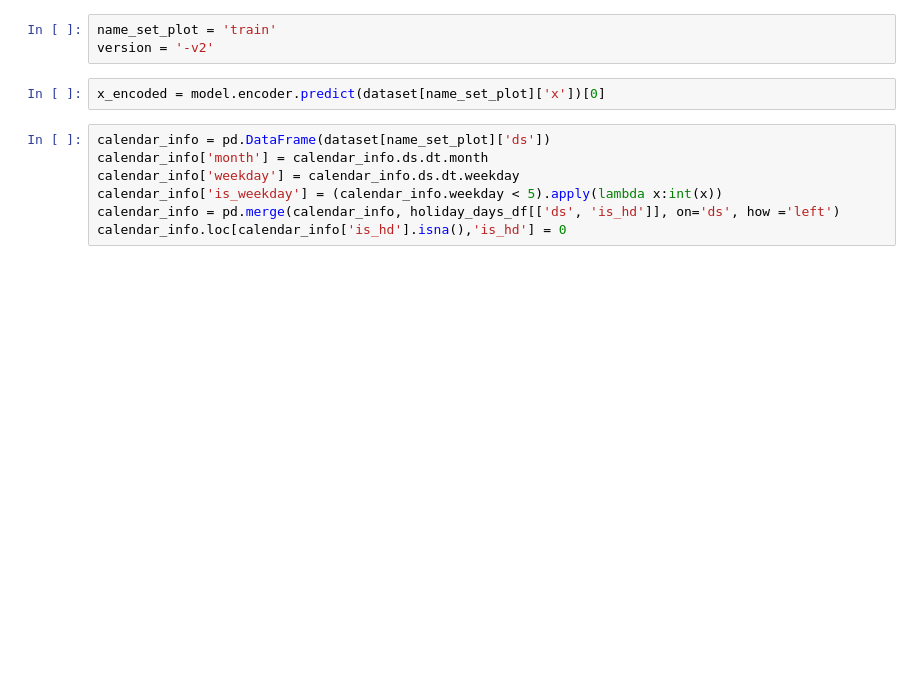
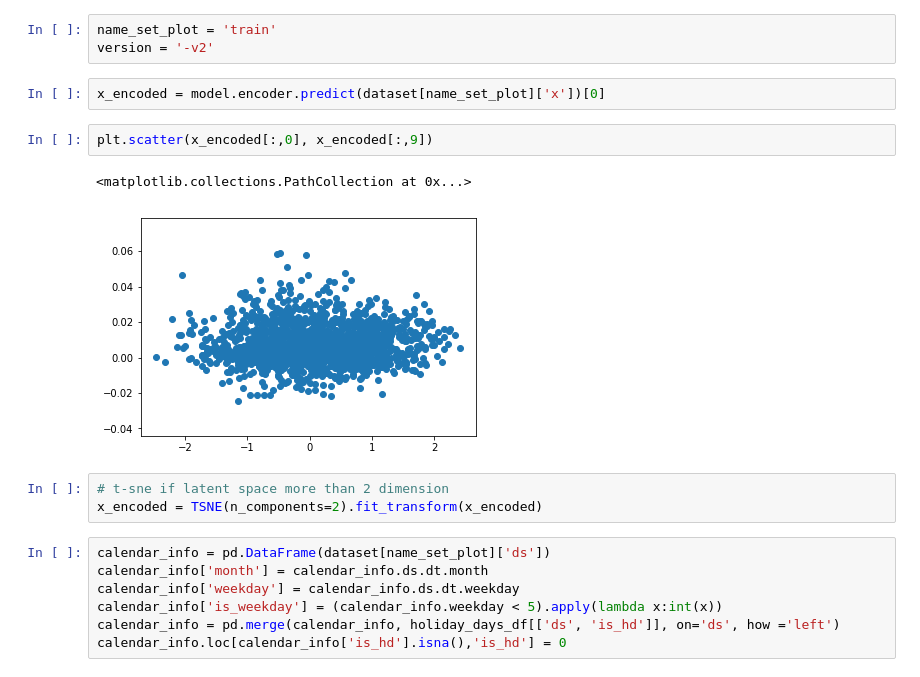
Before and after one commit to AntOliRsn/AutoEncoder, a Jupyter notebook: notebooks/conso_CVAE.ipynb, the cells around one changed output. Saved outputs shown, nothing was run; the diff lists cells and outputs as text; blank space fills up the shorter version.

```diff
--- a/notebooks/conso_CVAE.ipynb
+++ b/notebooks/conso_CVAE.ipynb
@@ -143,6 +144,14 @@ name_set_plot = 'train'
 version = '-v2'
 # %%
 x_encoded = model.encoder.predict(dataset[name_set_plot]['x'])[0]
+# %%
+plt.scatter(x_encoded[:,0], x_encoded[:,9])
+# %% [output]
+<matplotlib.collections.PathCollection at 0x...>
+[figure, added]
+# %%
+# t-sne if latent space more than 2 dimension
+x_encoded = TSNE(n_components=2).fit_transform(x_encoded)
 # %%
 calendar_info = pd.DataFrame(dataset[name_set_plot]['ds'])
 calendar_info['month'] = calendar_info.ds.dt.month
```
Also changed, not shown: parts of 21 cells of this notebook, 7 other files.
